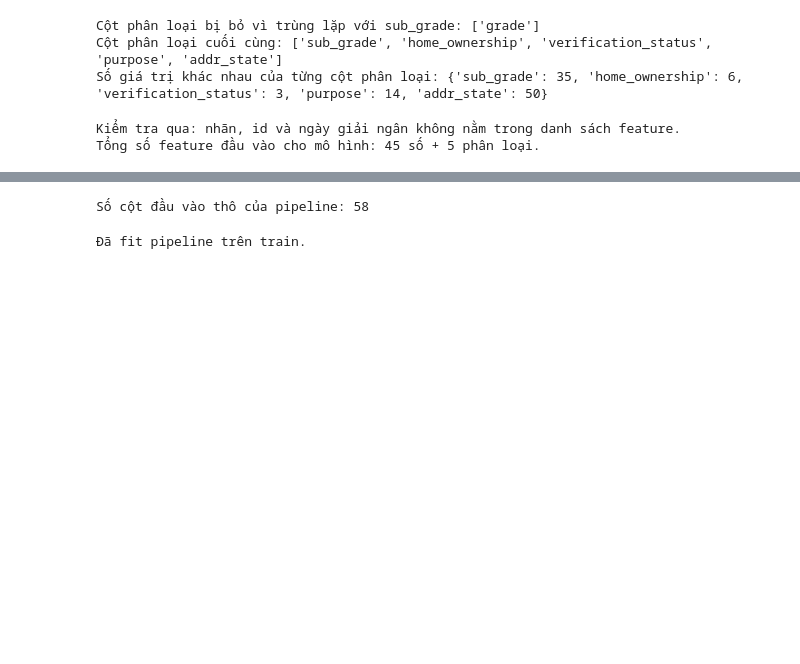
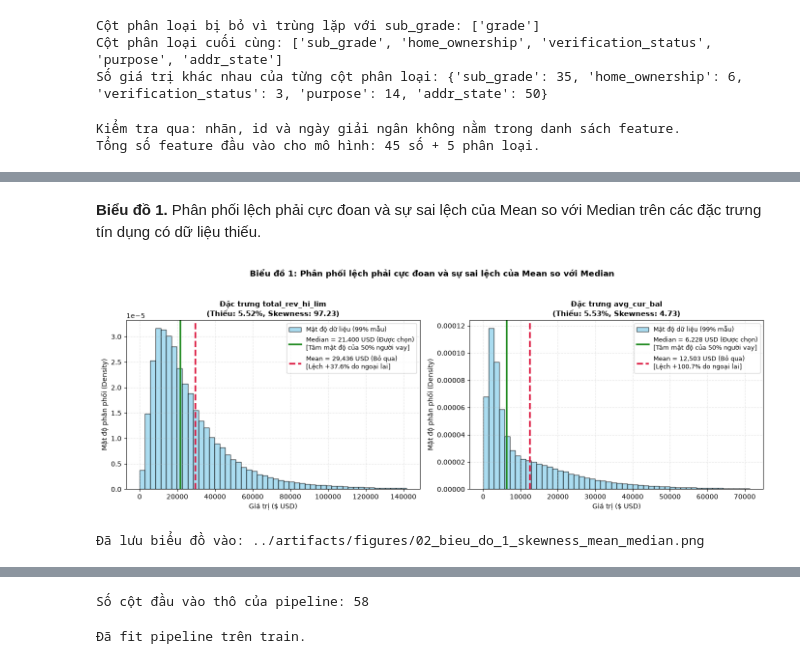
Before and after one commit to Eliza516/Lending-Club-Credit-Scoring, a Jupyter notebook: notebooks/02_lam_sach_va_feature.ipynb, the cells around one changed output, grey strips where cells are left out. Drawn from its saved outputs; the diff is of its cells as text; code cells hidden in the pictures; blank space fills up the shorter version.

```diff
--- a/notebooks/02_lam_sach_va_feature.ipynb
+++ b/notebooks/02_lam_sach_va_feature.ipynb
@@ -879,0 +887,40 @@ Pipeline ghép ba bước: làm sạch giá trị bất thường, tạo feature
+# %% [markdown]
+**Biểu đồ 1.** Phân phối lệch phải cực đoan và sự sai lệch của Mean so với Median trên các đặc trưng tín dụng có dữ liệu thiếu.
+# %%
+# Biểu đồ 1: Phân phối lệch phải và vị trí Mean vs Median
+cols_median = ["total_rev_hi_lim", "avg_cur_bal"]
+fig, axes = plt.subplots(1, 2, figsize=(14, 5))
+
+for i, col in enumerate(cols_median):
+    s = train[col].dropna()
+    p99 = s.quantile(0.99)
+    s_clipped = s[s <= p99]
+    mean_val = float(s.mean())
+    median_val = float(s.median())
+    skew_val = float(s.skew())
+    missing_rate = float(train[col].isna().mean())
+    diff_pct = (mean_val - median_val) / median_val * 100
+
+    ax = axes[i]
+    ax.hist(s_clipped, bins=50, color='skyblue', edgecolor='black', alpha=0.7, density=True, label='Mật độ dữ liệu (99% mẫu)')
+    ax.axvline(median_val, color='forestgreen', linestyle='-', linewidth=2.5,
+               label=f'Median = {median_val:,.0f} USD (Được chọn)\n[Tâm mật độ của 50% người vay]')
+    ax.axvline(mean_val, color='crimson', linestyle='--', linewidth=2.5,
+               label=f'Mean = {mean_val:,.0f} USD (Bỏ qua)\n[Lệch +{diff_pct:.1f}% do ngoại lai]')
+
+    ax.set_title(f"Đặc trưng {col}\n(Thiếu: {missing_rate:.2%}, Skewness: {skew_val:.2f})", fontsize=11, fontweight='bold')
+    ax.set_xlabel("Giá trị ($ USD)", fontsize=10)
+    ax.set_ylabel("Mật độ phân phối (Density)", fontsize=10)
+    ax.legend(loc='upper right', fontsize=9)
+    ax.grid(True, linestyle=':', alpha=0.6)
+
+plt.suptitle("Biểu đồ 1: Phân phối lệch phải cực đoan và sự sai lệch của Mean so với Median",
+             fontsize=12, fontweight='bold', y=1.03)
+plt.tight_layout()
+fig_1_path = FIG_DIR / "02_bieu_do_1_skewness_mean_median.png"
+plt.savefig(fig_1_path, dpi=300, bbox_inches='tight')
+plt.show()
+print(f"Đã lưu biểu đồ vào: {fig_1_path}")
+# %% [output]
+[figure, added]
+Đã lưu biểu đồ vào: ../artifacts/figures/02_bieu_do_1_skewness_mean_median.png
```
Also changed, not shown: parts of 16 cells of this notebook, 3 other files.
